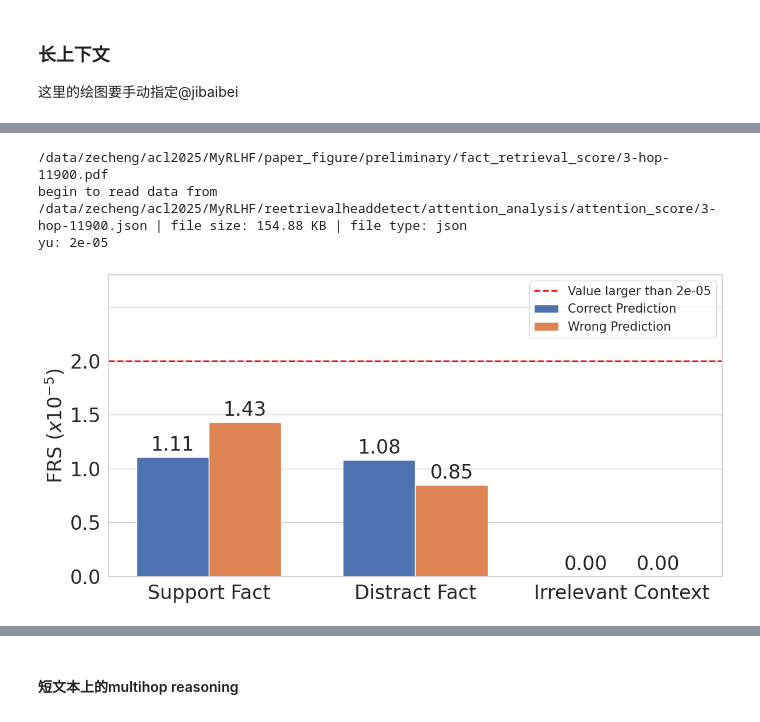
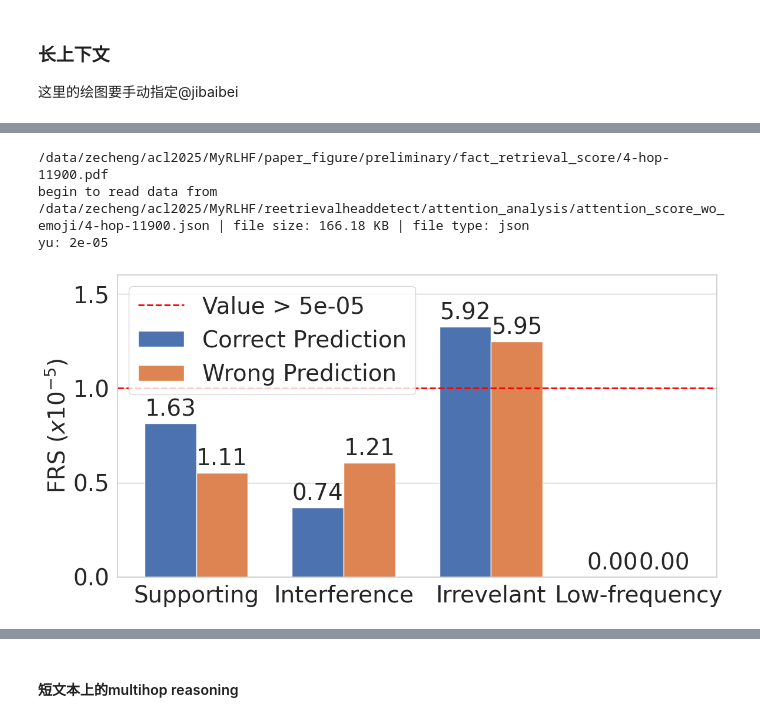
Before and after one commit to ZetangForward/MyRLHF, a Jupyter notebook: reetrievalheaddetect/viz/viz_head_jbb.ipynb, the cells around one changed output, grey strips where cells are left out. Saved outputs shown, nothing was run; the diff lists cells and outputs as text; code cells hidden in the pictures.

```diff
--- a/reetrievalheaddetect/viz/viz_head_jbb.ipynb
+++ b/reetrievalheaddetect/viz/viz_head_jbb.ipynb
@@ -37,6 +37,6 @@ NanumGothic
 DejaVu Sans
 PakType Naskh Basic
 # %%
-hop_files = auto_read_dir("/data/zecheng/acl2025/MyRLHF/reetrievalheaddetect/attention_analysis/attention_score", file_prefix='3-hop*', file_suffix='*11900.json')
+hop_files = auto_read_dir("/data/zecheng/acl2025/MyRLHF/reetrievalheaddetect/attention_analysis/attention_score_wo_emoji", file_prefix='4-hop*', file_suffix='*-11900.json')
 pprint(hop_files)
 # %% [output]
@@ -96,6 +49,4 @@ plt.show()
 # %%
-
-
 from matplotlib.ticker import ScalarFormatter
 
 def statistic_attention_score(score_dict):
@@ -111,21 +62,24 @@ def statistic_attention_score(score_dict):
     success_clue_score = np.mean([x['clue_pos'] for x in succ_head_counter.values()])
     fail_clue_score = np.mean([x['clue_pos'] for x in fail_head_counter.values()])
     success_attack_score = np.mean([x['attack_pos'] for x in succ_head_counter.values()])
-    fail_attack_score = np.mean([x['attack_pos'] for x in fail_head_counter.values()])
+
+    success_emoji_score = np.mean([x['emoji_pos'] if 'emoji_pos' in x else 0. for x in succ_head_counter.values()])
+    fail_attack_score = np.mean([x['attack_pos']  for x in fail_head_counter.values()])
     success_irrelevant_score = np.mean([x['irrelevant_pos'] for x in succ_head_counter.values()])
     fail_irrelevant_score = np.mean([x['irrelevant_pos'] for x in fail_head_counter.values()])
+    fail_emoji_score = np.mean([x['emoji_pos'] if 'emoji_pos' in x else 0. for x in fail_head_counter.values()])
 
-    return [success_clue_score, success_attack_score, success_irrelevant_score, fail_clue_score, fail_attack_score, fail_irrelevant_score]
+    return [success_clue_score, success_attack_score, success_irrelevant_score, success_emoji_score, fail_clue_score, fail_attack_score, fail_irrelevant_score, fail_emoji_score]
 
 
 def draw(data, file_path=None):
     sns.set_theme(style="whitegrid")
-    success_clue_score, success_attack_score, success_irrelevant_score, fail_clue_score, fail_attack_score, fail_irrelevant_score = data
+    success_clue_score, success_attack_score, success_irrelevant_score, success_emoji_score, fail_clue_score, fail_attack_score, fail_irrelevant_score, fail_emoji_score = data
 
 
     # success_irrelevant_score = 95.34/1e5
     # fail_irrelevant_score = 95.40/1e5
-    labels = ['Support Fact', 'Distract Fact', 'Irrelevant Context']
+    labels = ['Supporting', 'Interference', 'Irrevelant', 'Low-frequency']
 
     y_upper_limit = 2e-5  # the upper limit of y-axis
 
@@ -182,16 +136,6 @@ def draw(data, file_path=None):
     fig, ax = plt.subplots(figsize=(12, 6))
     # rects1 = ax.bar(x - width/2, list(map(lambda x: x if x < y_upper_limit else y_upper_limit, [success_clue_score, success_attack_score, success_irrelevant_score])), width, label='Correct Prediction')
     # rects2 = ax.bar(x + width/2, list(map(lambda x: x if x < y_upper_limit else y_upper_limit, [fail_clue_score, fail_attack_score, fail_irrelevant_score])), width, label='Wrong Prediction')
-#     ax.annotate(
-#     r'$x10^{-5}$',
-#     xy=(0.5, 0.75),
-#     xycoords='axes fraction',
-#     xytext=(-25, 0),
-#     textcoords='offset points',
-#     fontsize=12,
-#     ha='center',
-#     va='center'
-# )
 
     ax.set_ylim(0, 2.5e-5)  # set ylim
     ax.xaxis.grid(False)
@@ -201,57 +145,73 @@ def draw(data, file_path=None):
 
     y_upper_limit = 2e-5  # the upper limit of y-axis
 
-    rect1_y_upper_limit = 2e-5 +2e-6
+    rect1_y_upper_limit = 2e-5 +5e-6+ 0.15*1e-5
 
-    rect2_y_upper_limit = 2e-5 + 2e-6 + 2e-7
+    rect2_y_upper_limit = 2e-5 + 5e-6 - 5e-8
 
     x = np.arange(len(labels))
     width = 0.35  # 柱状图的宽度
 
-    rects1 = ax.bar(x - width/2, list(map(lambda x: x if x < rect1_y_upper_limit else rect1_y_upper_limit, [success_clue_score, success_attack_score, success_irrelevant_score])), width, label='Correct Prediction')
-    rects2 = ax.bar(x + width/2, list(map(lambda x: x if x < rect2_y_upper_limit else rect2_y_upper_limit, [fail_clue_score, fail_attack_score, fail_irrelevant_score])), width, label='Wrong Prediction')
+    rects1 = ax.bar(x - width/2, list(map(lambda x: x if x < rect1_y_upper_limit else rect1_y_upper_limit, [success_clue_score, success_attack_score, success_irrelevant_score, success_emoji_score])), width, label='Correct Prediction')
+    rects2 = ax.bar(x + width/2, list(map(lambda x: x if x < rect2_y_upper_limit else rect2_y_upper_limit, [fail_clue_score, fail_attack_score, fail_irrelevant_score, fail_emoji_score])), width, label='Wrong Prediction')
 
-    ax.set_ylim(0, 2.8e-5)  # set ylim
+    fontsize = 28
+    ax.set_ylim(0, 3.2e-5)  # set ylim
     ax.xaxis.grid(False)
     print("yu:",y_upper_limit)
-    ax.axhline(y=y_upper_limit, color='red', linestyle='--', linewidth=2, label=f'Value larger than {y_upper_limit}')
+    ax.axhline(y=y_upper_limit, color='red', linestyle='--', linewidth=2, label=f'Value > {5e-5}')
     # 添加一些文本标签、标题和自定义x轴标签
     # ax.set_ylabel('FRS', fontsize=24)  # 设置纵坐标标签字体大小并加粗
-    ax.set_ylabel(r'FRS ($x10^{-5}$)', fontsize = 24)
+    ax.set_ylabel(r'FRS ($x10^{-5}$)', fontsize = fontsize)
 
     ax.set_xticks(x)
-    ax.set_xticklabels(labels, fontsize=24)  # 设置横坐标标签字体大小并加粗
-    ax.set_yticklabels(["0.0","0.5","1.0","1.5","2.0",""])
+    ax.set_xticklabels(labels, fontsize=fontsize)  # 设置横坐标标签字体大小并加粗
+    ax.set_yticklabels(["0.0","0.5","1.0","1.5","5.0", "6.0"])
 
-    ax.legend(fontsize=15)  # 设置 legend 字体加粗并横向排列
-    ax.tick_params(axis='x', labelsize=24)  # 设置横坐标字体大小
-    ax.tick_params(axis='y', labelsize=24)  # 设置纵坐标字体大小
+    ax.legend(fontsize=fontsize)  # 设置 legend 字体加粗并横向排列
+    ax.tick_params(axis='x', labelsize=fontsize)  # 设置横坐标字体大小
+    ax.tick_params(axis='y', labelsize= fontsize)  # 设置纵坐标字体大小
     # 在柱状图上显示数值
+
+    # 添加额外的文字(zecheng note: 在 4-hop-0 的设置下才绘制这个)
+    # fail_irrelevant_index = labels.index('Irrevelant')  # 确定位置索引
+    # fail_irrelevant_x = x[fail_irrelevant_index] + width / 2  # 确定 X 坐标
+    # fail_irrelevant_y = fail_irrelevant_score  # 确定 Y 坐标
+    # ax.annotate(
+    #     "Spaces, punctuations,\nescape character, etc",
+    #     xy=(fail_irrelevant_x, fail_irrelevant_y + 0.2e-5),
+    #     xytext=(0, 10),  # 设置偏移量
+    #     textcoords="offset points",
+    #     fontsize=fontsize - 4,
+    #     ha='center',
+    #     va='bottom',
+    #     color='red'
+    # )
 
     def autolabel(rects, score_list):
         for rect, score in zip(rects, score_list):
             ax.annotate(f'{round(score / 1e-5, 2):.2f}',
                         xy=(rect.get_x() + rect.get_width() / 2, rect.get_height()),
                         xytext=(0, 3),  # 3 points vertical offset
                         textcoords="offset points",
-                        ha='center', va='bottom', fontsize=24)
-    autolabel(rects1, [success_clue_score, success_attack_score, success_irrelevant_score])
-    autolabel(rects2, [fail_clue_score, fail_attack_score, fail_irrelevant_score])
+                        ha='center', va='bottom', fontsize=fontsize)
+    autolabel(rects1, [success_clue_score, success_attack_score, success_irrelevant_score, success_emoji_score])
+    autolabel(rects2, [fail_clue_score, fail_attack_score, fail_irrelevant_score, fail_emoji_score])
     fig.tight_layout()
     # plt.show()
     if file_path:
         plt.savefig(file_path)
 
 
 for file in hop_files[:1]:
     save_file_name = os.path.join("/data/zecheng/acl2025/MyRLHF/paper_figure/preliminary/fact_retrieval_score", f"{os.path.basename(file).split('.')[0]}.pdf")
     print(save_file_name)
     res = statistic_attention_score(auto_read_data(file))
     if os.path.basename(file).split('.')[0].split('-')[-1] == '0':
         res[2] = 0; res[-1] = 0   # for short context testing, it has no relevant long-context
     draw(res, save_file_name)
 # %% [output]
-/data/zecheng/acl2025/MyRLHF/paper_figure/preliminary/fact_retrieval_score/3-hop-11900.pdf
-begin to read data from /data/zecheng/acl2025/MyRLHF/reetrievalheaddetect/attention_analysis/attention_score/3-hop-11900.json | file size: 154.88 KB | file type: json
+/data/zecheng/acl2025/MyRLHF/paper_figure/preliminary/fact_retrieval_score/4-hop-11900.pdf
+begin to read data from /data/zecheng/acl2025/MyRLHF/reetrievalheaddetect/attention_analysis/attention_score_wo_emoji/4-hop-11900.json | file size: 166.18 KB | file type: json
 yu: 2e-05
-[figure, old version]
+[figure, new version]
```
Also changed, not shown: parts of 8 cells of this notebook, 4 other files.
